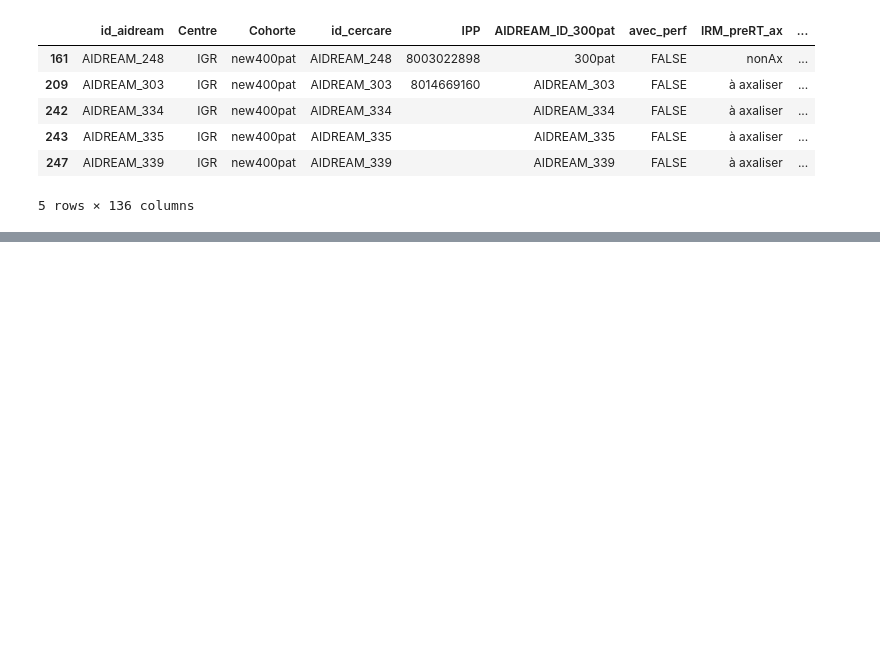
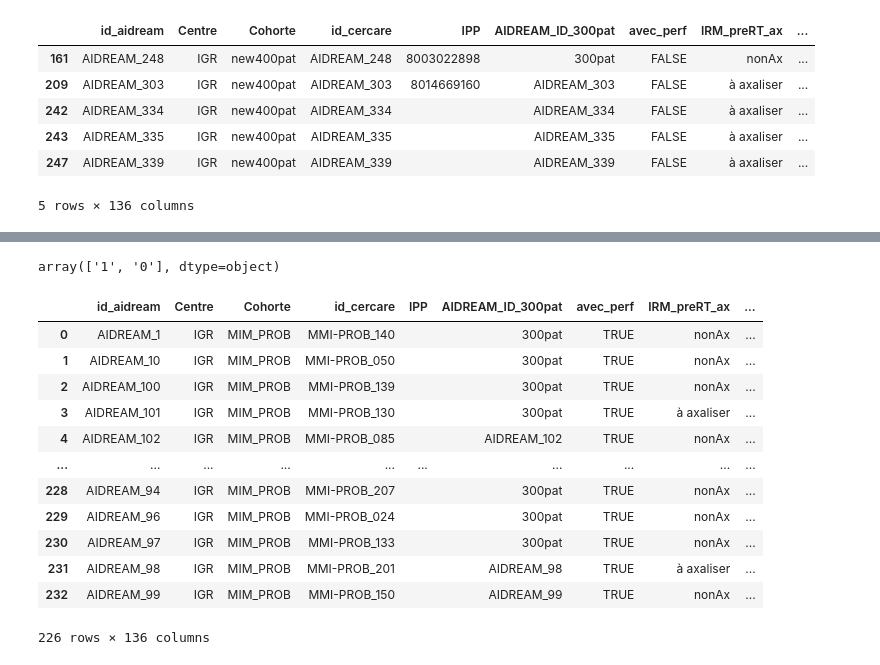
Before and after one commit to maichi98/RELAPSE_PREDICTION, a Jupyter notebook: notebooks/dataset description.ipynb, the cells around one changed output, grey strips where cells are left out. Saved outputs shown, nothing was run; the diff lists cells and outputs as text; code cells hidden in the pictures; blank space fills up the shorter version.

```diff
--- a/notebooks/dataset description.ipynb
+++ b/notebooks/dataset description.ipynb
@@ -77,0 +79,6 @@ with open("list_patients.txt", 'w') as f:
+# %%
+# Load the perfusion patients list :
+with open("list_patients.txt", 'r') as f:
+    list_patients = f.readlines()
+
+list_patients = [p.strip('\n') for p in list_patients]
@@ -77,0 +185,2 @@ with open("list_patients.txt", 'w') as f:
+# %%
+df_clinical_data = df_clinical_data.loc[df_clinical_data['id_aidream'].isin(list_patients)].reset_index(drop=True)
@@ -77,0 +278,20 @@ with open("list_patients.txt", 'w') as f:
+# %%
+df_clinical_data['tmz_conco'].unique()
+# %% [output]
+array(['1', '0'], dtype=object)
+# %%
+df_clinical_data.loc[df_clinical_data['recidive_diametre_max_mm'] == 'na']
+# %% [output]
+|  | id_aidream | Centre | Cohorte | id_cercare | IPP | AIDREAM_ID_300pat | avec_perf | IRM_preRT_ax | ... |
+| 0 | AIDREAM_1 | IGR | MIM_PROB | MMI-PROB_140 |  | 300pat | TRUE | nonAx | ... |
+| 1 | AIDREAM_10 | IGR | MIM_PROB | MMI-PROB_050 |  | 300pat | TRUE | nonAx | ... |
+| 2 | AIDREAM_100 | IGR | MIM_PROB | MMI-PROB_139 |  | 300pat | TRUE | nonAx | ... |
+| 3 | AIDREAM_101 | IGR | MIM_PROB | MMI-PROB_130 |  | 300pat | TRUE | à axaliser | ... |
+| 4 | AIDREAM_102 | IGR | MIM_PROB | MMI-PROB_085 |  | AIDREAM_102 | TRUE | nonAx | ... |
+| ... | ... | ... | ... | ... | ... | ... | ... | ... | ... |
+| 228 | AIDREAM_94 | IGR | MIM_PROB | MMI-PROB_207 |  | 300pat | TRUE | nonAx | ... |
+| 229 | AIDREAM_96 | IGR | MIM_PROB | MMI-PROB_024 |  | 300pat | TRUE | nonAx | ... |
+| 230 | AIDREAM_97 | IGR | MIM_PROB | MMI-PROB_133 |  | 300pat | TRUE | nonAx | ... |
+| 231 | AIDREAM_98 | IGR | MIM_PROB | MMI-PROB_201 |  | AIDREAM_98 | TRUE | à axaliser | ... |
+| 232 | AIDREAM_99 | IGR | MIM_PROB | MMI-PROB_150 |  | AIDREAM_99 | TRUE | nonAx | ... |
+226 rows × 136 columns
```
Also changed, not shown: parts of 28 cells of this notebook, 31 other files.
